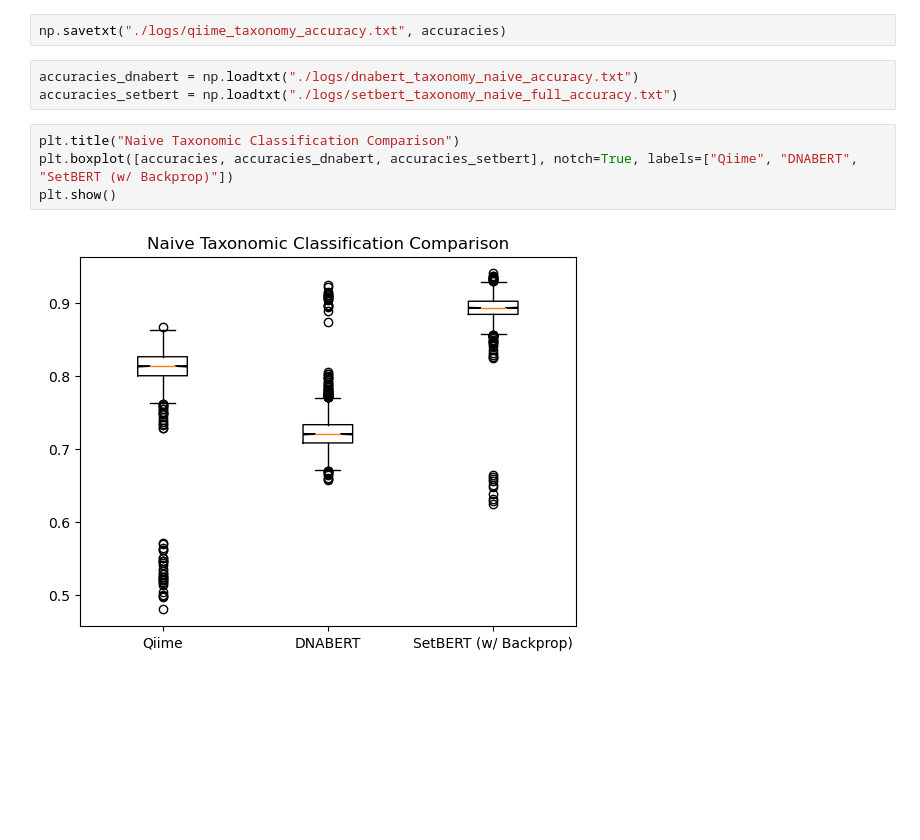
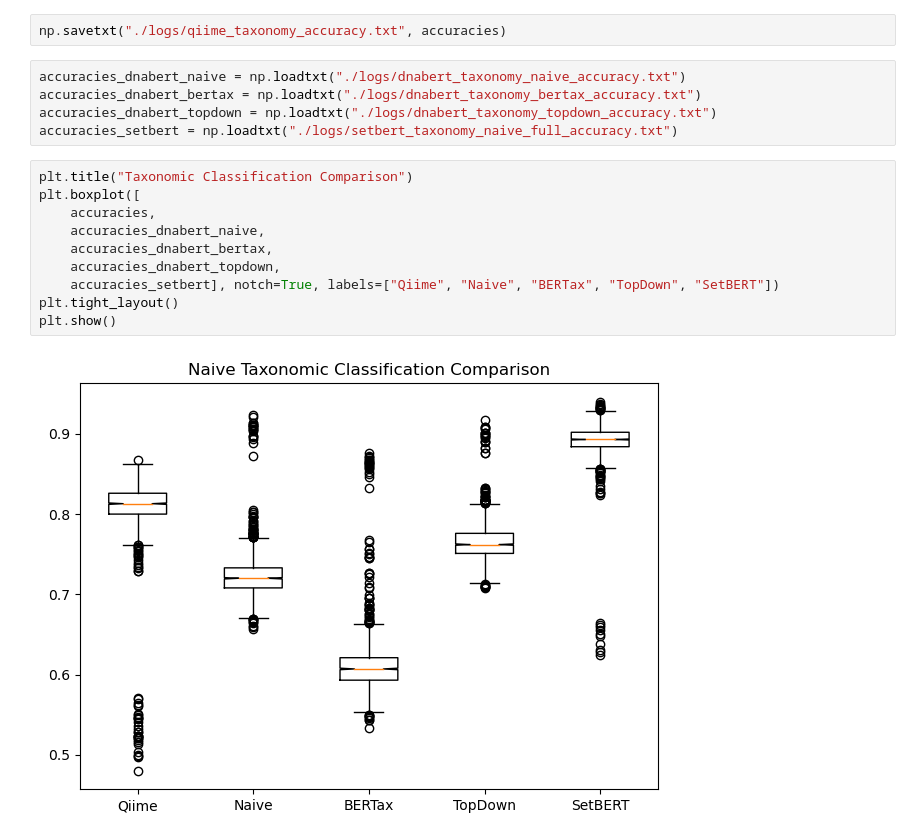
Before and after one commit to DLii-Research/setbert, a Jupyter notebook: notebooks/Qiime Classifier.ipynb, the cells around one changed output. Cells and saved outputs as stored; diff of their text form; blank space fills up the shorter version.

```diff
--- a/notebooks/Qiime Classifier.ipynb
+++ b/notebooks/Qiime Classifier.ipynb
@@ -168,11 +168,19 @@ STD: 3.859346%
 # %%
 np.savetxt("./logs/qiime_taxonomy_accuracy.txt", accuracies)
 # %%
-accuracies_dnabert = np.loadtxt("./logs/dnabert_taxonomy_naive_accuracy.txt")
+accuracies_dnabert_naive = np.loadtxt("./logs/dnabert_taxonomy_naive_accuracy.txt")
+accuracies_dnabert_bertax = np.loadtxt("./logs/dnabert_taxonomy_bertax_accuracy.txt")
+accuracies_dnabert_topdown = np.loadtxt("./logs/dnabert_taxonomy_topdown_accuracy.txt")
 accuracies_setbert = np.loadtxt("./logs/setbert_taxonomy_naive_full_accuracy.txt")
 # %%
-plt.title("Naive Taxonomic Classification Comparison")
-plt.boxplot([accuracies, accuracies_dnabert, accuracies_setbert], notch=True, labels=["Qiime", "DNABERT", "SetBERT (w/ Backprop)"])
+plt.title("Taxonomic Classification Comparison")
+plt.boxplot([
+    accuracies,
+    accuracies_dnabert_naive,
+    accuracies_dnabert_bertax,
+    accuracies_dnabert_topdown,
+    accuracies_setbert], notch=True, labels=["Qiime", "Naive", "BERTax", "TopDown", "SetBERT"])
+plt.tight_layout()
 plt.show()
 # %% [output]
-[figure, old version]
+[figure, new version]
```
Also changed, not shown: 5 other files.
